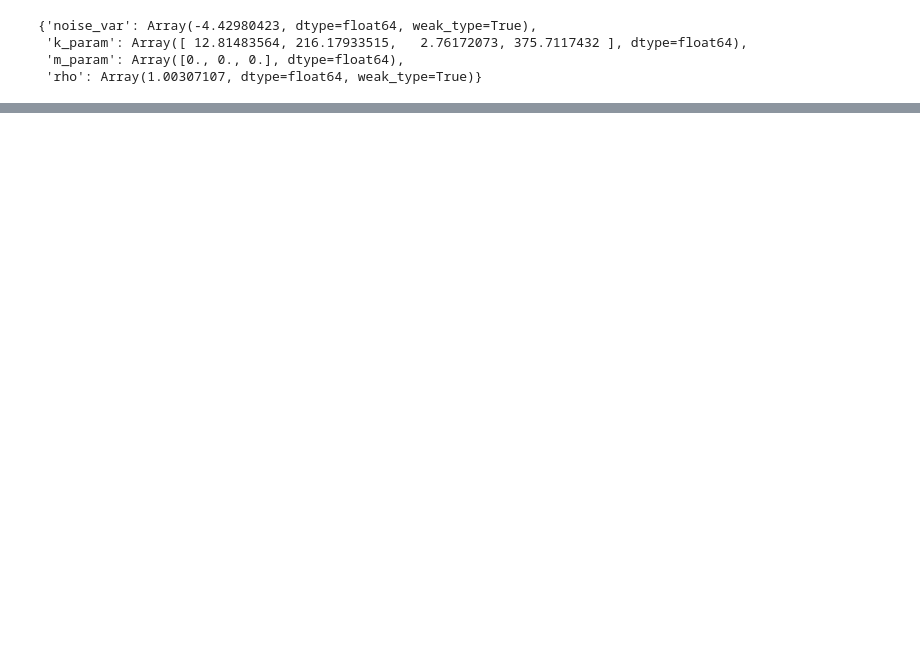
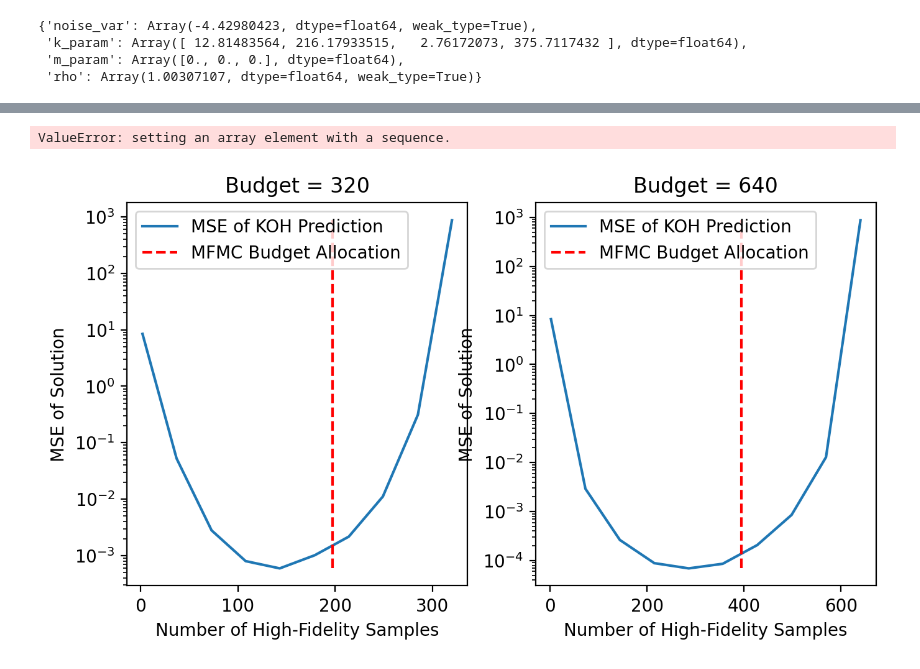
Before and after one commit to atticusdrex/MAGPI, a Jupyter notebook: SamplingOptimization/Ishigami.ipynb, the cells around one changed output, grey strips where cells are left out. Cells and saved outputs as stored; diff of their text form; code cells hidden in the pictures; blank space fills up the shorter version.

```diff
--- a/SamplingOptimization/Ishigami.ipynb
+++ b/SamplingOptimization/Ishigami.ipynb
@@ -251,0 +251,51 @@ plt.legend()
+# %%
+plt.figure(figsize=(N_budgets * 4.1,4), dpi = 200)
+
+for i in (range(N_budgets)):
+    # Allocating N_his and N_los
+    N_hi_min, N_hi_max = 2, int(budget / C_hi)
+    N_his = jnp.arange(N_hi_min, N_hi_max+1)
+
+    if len(N_his > 10):
+        N_his = jnp.round(jnp.linspace(2, int(budget / C_hi), 10))
+
+    N_los = jnp.floor((budget - N_his * C_hi) / C_lo)
+    N_lo_max = jnp.max(N_los).astype(int)
+
+    # Generate full arrays
+    key_hi, key_lo = jax.random.split(key, 2)
+    X_hi_full = jax.random.uniform(key_hi, minval=-pi, maxval=pi, shape=(N_mc, N_hi_max, 3))
+    X_lo_full = jax.random.uniform(key_lo, minval=-pi, maxval=pi, shape=(N_mc, N_lo_max, 3))
+
+    full_mses = np.zeros(N_his.shape[0])
+
+    # Compute MSEs
+    for j, (N_hi, N_lo) in tqdm(enumerate(zip(N_his, N_los)), total = N_his.shape[0]):
+        # Preallocate MSE array
+        mses = np.zeros(N_mc)
+        for k in range(N_mc):
+            X_hi = X_hi_full[k, :int(N_hi), :]
+            X_lo = X_lo_full[k, :int(N_lo), :]
+            mse = get_mse_jit(X_hi, X_lo)
+            mses[k] = mse
+
+        full_mses[j] = np.mean(mses)
+
+    # Computing optimal allocation
+    N_hi_opt = budget / (C_lo * ratio + C_hi)
+    N_lo_opt = ratio * N_hi_opt
+
+    plt.subplot(1,N_budgets,i+1)
+    plt.semilogy(N_his, full_mses, label = "MSE of KOH Prediction")
+    # plt.fill_between(N_his, results[:,0] - results[:,1], results[:,0] + results[:,1], alpha = 0.3, color = 'blue', label = 'two-sigma')
+    plt.plot([np.round(N_hi_opt), np.round(N_hi_opt)], [min(full_mses), max(full_mses)], label = "MFMC Budget Allocation", color = 'red', linestyle = 'dashed')
+    plt.xlabel("Number of High-Fidelity Samples")
+    plt.ylabel("MSE of Solution")
+    plt.legend()
+    plt.title("Budget = %d" % budget)
+
+    # Doubling the budget
+    budget *= 2
+# %% [output]
+ValueError: setting an array element with a sequence.
+[figure, added]
```
Also changed, not shown: parts of 13 cells of this notebook.
